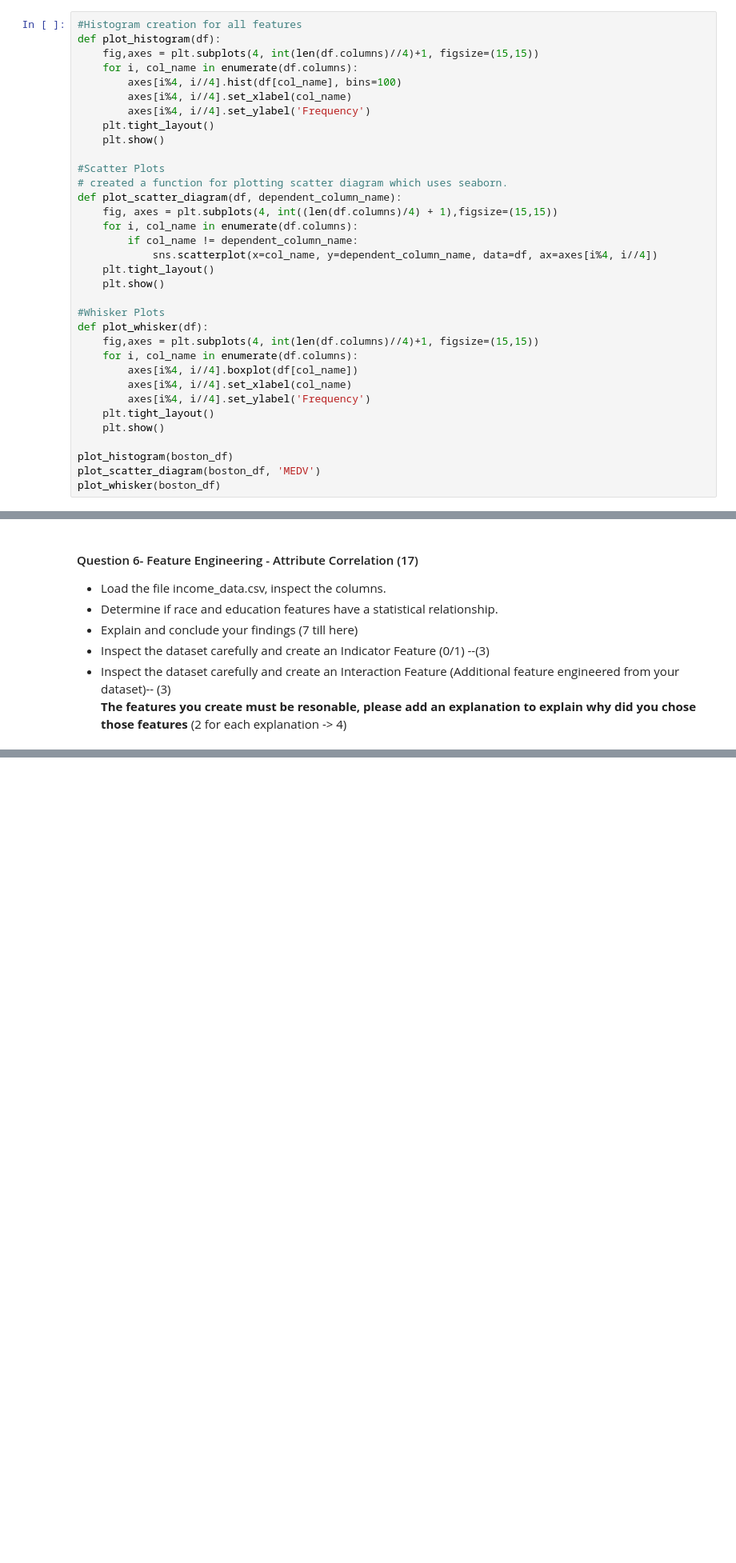
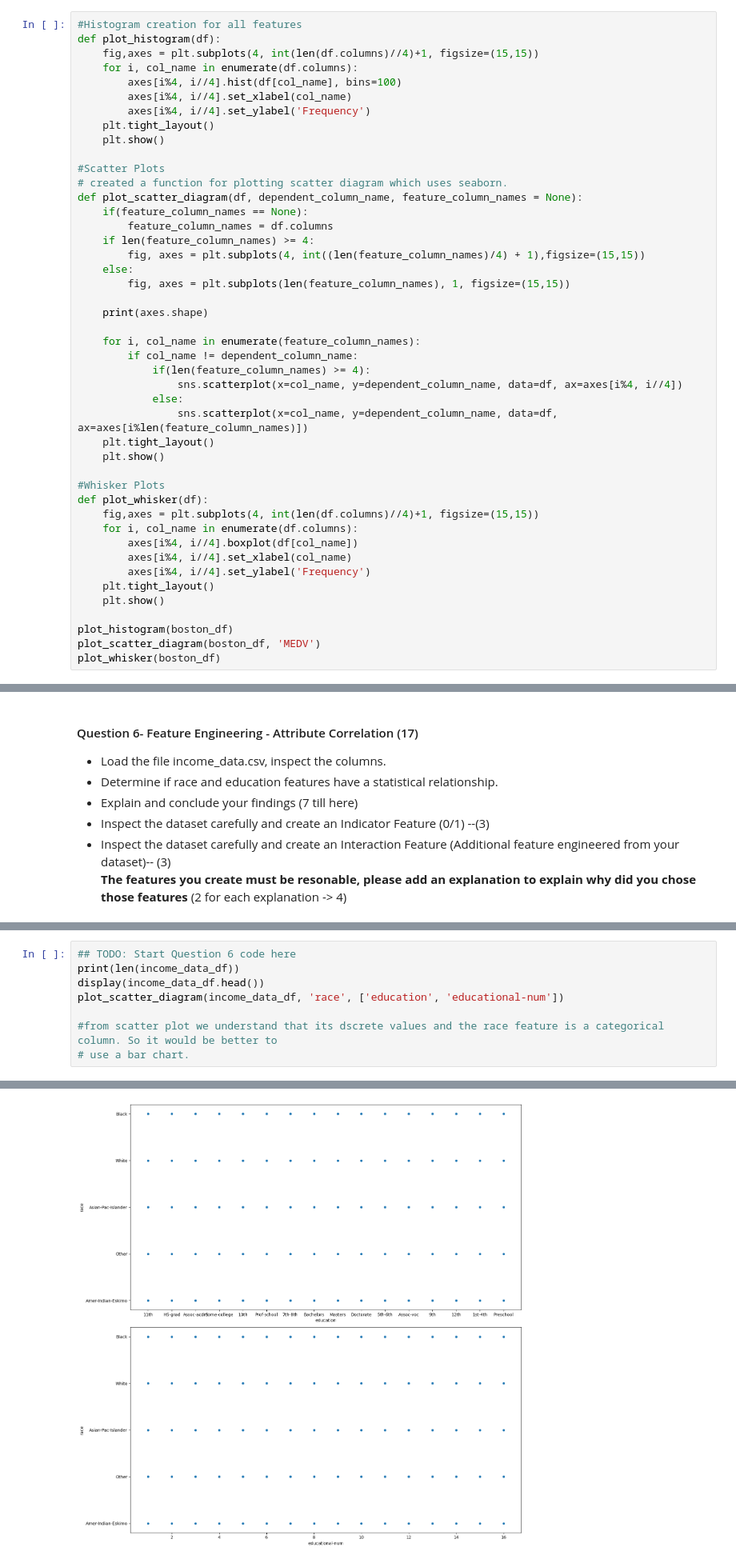
Before and after one commit to NikhilShankar/CSCN-8245-MLProgramming, a Jupyter notebook: Assignment-2/NikhilShankarChirakkalSivasankaran_2_Assignment_2.ipynb, the cells around one changed output, grey strips where cells are left out. Shown at 80% size. Cells and saved outputs as stored; diff of their text form; blank space fills up the shorter version.

```diff
--- a/Assignment-2/Assignment2.ipynb
+++ b/Assignment-2/NikhilShankarChirakkalSivasankaran_2_Assignment_2.ipynb
@@ -700,11 +684,22 @@ def plot_histogram(df):
 
 #Scatter Plots
 # created a function for plotting scatter diagram which uses seaborn.
-def plot_scatter_diagram(df, dependent_column_name):
-    fig, axes = plt.subplots(4, int((len(df.columns)/4) + 1),figsize=(15,15))
-    for i, col_name in enumerate(df.columns):
+def plot_scatter_diagram(df, dependent_column_name, feature_column_names = None):
+    if(feature_column_names == None):
+        feature_column_names = df.columns
+    if len(feature_column_names) >= 4:
+        fig, axes = plt.subplots(4, int((len(feature_column_names)/4) + 1),figsize=(15,15))
+    else:
+        fig, axes = plt.subplots(len(feature_column_names), 1, figsize=(15,15))
+
+    print(axes.shape)
+
+    for i, col_name in enumerate(feature_column_names):
         if col_name != dependent_column_name:
-            sns.scatterplot(x=col_name, y=dependent_column_name, data=df, ax=axes[i%4, i//4])
+            if(len(feature_column_names) >= 4):
+                sns.scatterplot(x=col_name, y=dependent_column_name, data=df, ax=axes[i%4, i//4])
+            else:
+                sns.scatterplot(x=col_name, y=dependent_column_name, data=df, ax=axes[i%len(feature_column_names)])
     plt.tight_layout()
     plt.show()
 
@@ -869,0 +864,9 @@ __The features you create must be resonable, please add an explanation to explai
+# %%
+## TODO: Start Question 6 code here
+print(len(income_data_df))
+display(income_data_df.head())
+plot_scatter_diagram(income_data_df, 'race', ['education', 'educational-num'])
+
+#from scatter plot we understand that its dscrete values and the race feature is a categorical column. So it would be better to
+# use a bar chart.
+# %% [output]
@@ -869,0 +881 @@ __The features you create must be resonable, please add an explanation to explai
+[figure, added]
```
Also changed, not shown: parts of 30 cells of this notebook, 3 other files.
